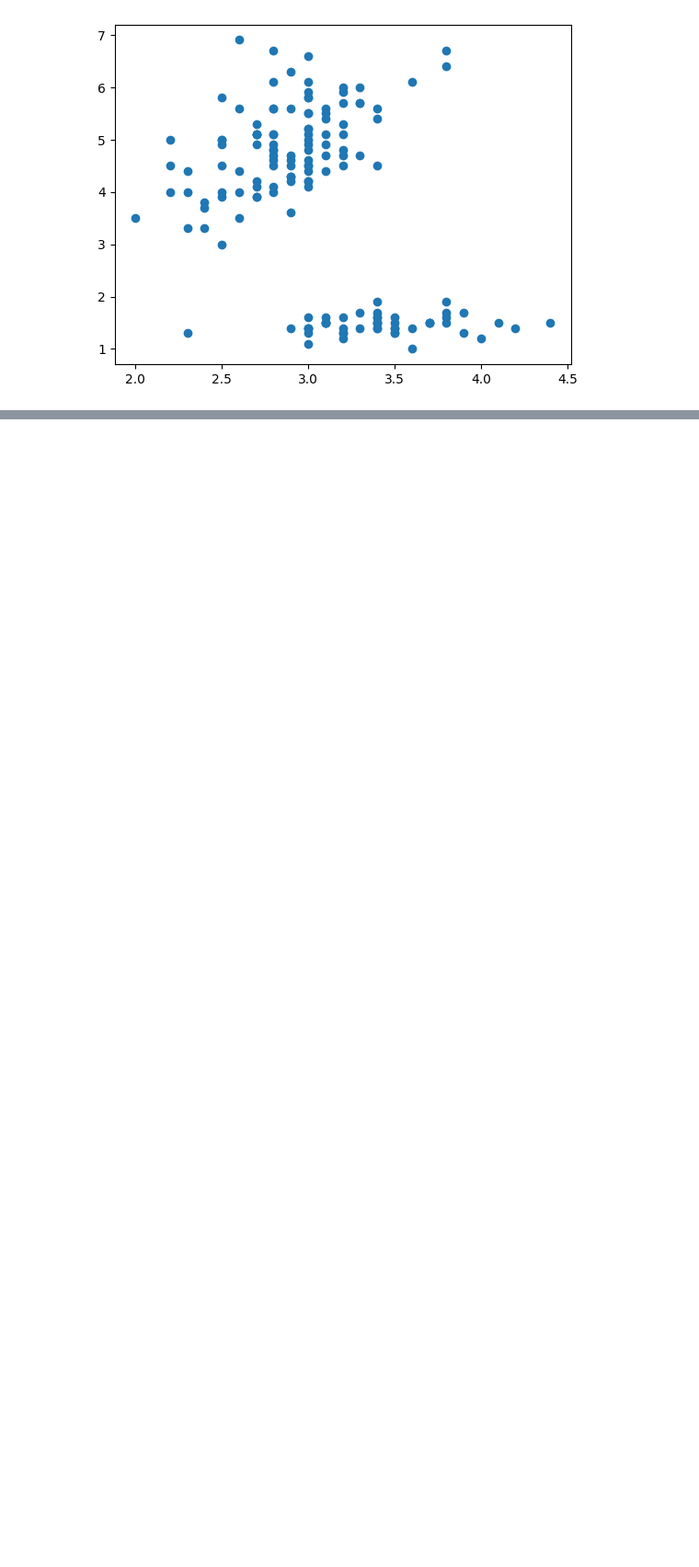
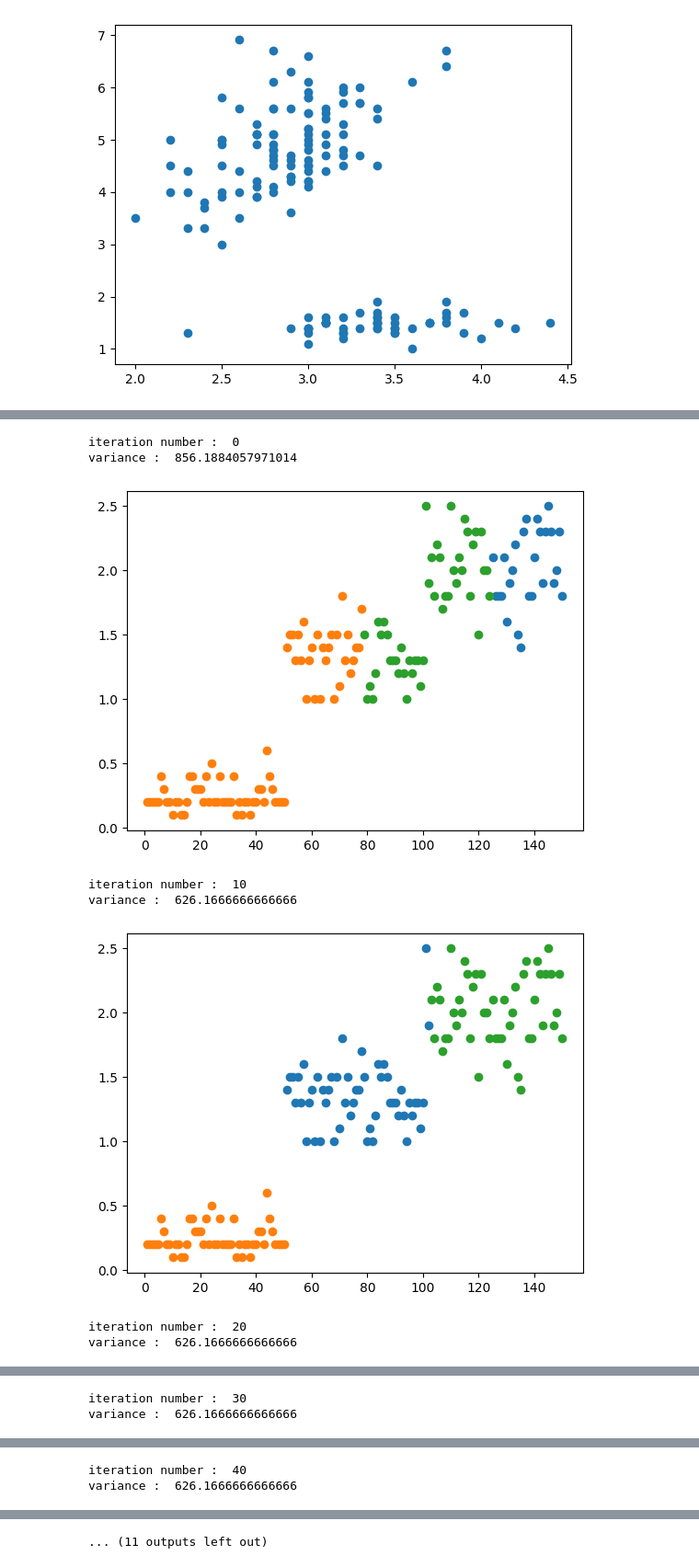
Before and after one commit to localhersheys/k-means-clustering-from-scratch, a Jupyter notebook: k_means_classification.ipynb, the cells around one changed output, grey strips where cells are left out. Shown at 92% size. Cells and saved outputs as stored; diff of their text form; code cells hidden in the pictures; blank space fills up the shorter version.

```diff
--- a/k_means_classification.ipynb
+++ b/k_means_classification.ipynb
@@ -65,14 +67,14 @@ plt.show()
 # %%
-# #finding euclidean distance
-# def find_dist(x, y, m):
-#     return np.sqrt(np.square(x - x[m]) + np.square(y - y[m]))
+#finding euclidean distance
+def find_dist_1(x, y, m):
+    return np.sqrt(np.square(x - x[m]) + np.square(y - y[m]))
 
-# def find_mean(x):
-#     if x.size!=0:
-#         return sum(x)/x.size
-#     else:
-#         return 0
+def find_mean_1(x):
+    if x.size!=0:
+        return sum(x)/x.size
+    else:
+        return 0
 
-# def calc_dist(x,y,mean):
-#     return np.sqrt(np.square(x-mean[0]) + np.square(y-mean[1]))
+def calc_dist_1(x,y,mean):
+    return np.sqrt(np.square(x-mean[0]) + np.square(y-mean[1]))
 # %%
@@ -124,2 +126,11 @@ plt.show()
 # %%
-# classifier(3, X_data[0], X_data[4], 1000, Y_data)
+classifier_1(3, X_data[0], X_data[4], 100, Y_data)
+# %% [output]
+iteration number :  0
+variance :  856.1884057971014
+[figure, added]
+iteration number :  10
+variance :  626.1666666666666
+[figure, added]
+iteration number :  20
+variance :  626.1666666666666
@@ -125,0 +138,2 @@ plt.show()
+iteration number :  30
+variance :  626.1666666666666
@@ -125,0 +141,2 @@ plt.show()
+iteration number :  40
+variance :  626.1666666666666
@@ -125,0 +147 @@ plt.show()
+... (11 outputs left out)
```
Also changed, not shown: parts of 11 cells of this notebook.
